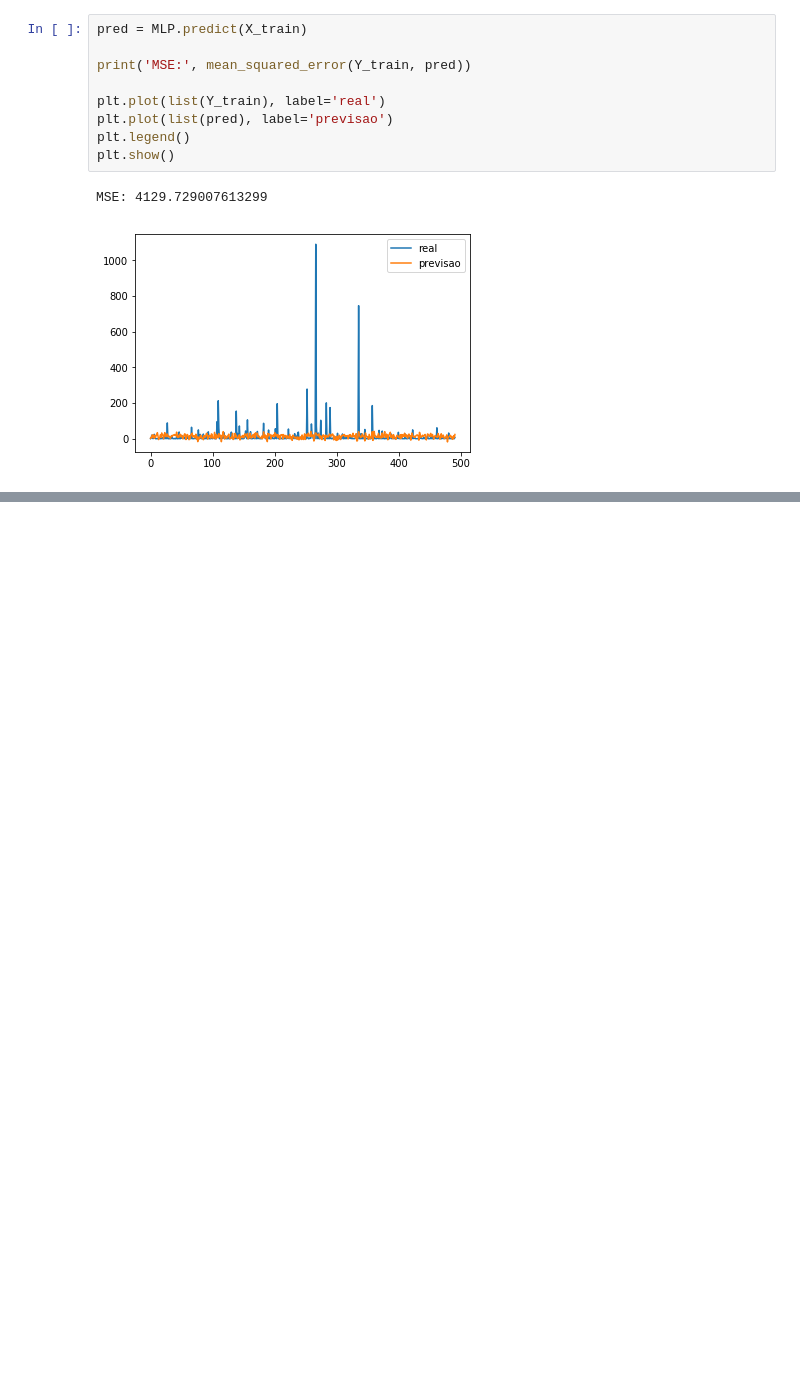
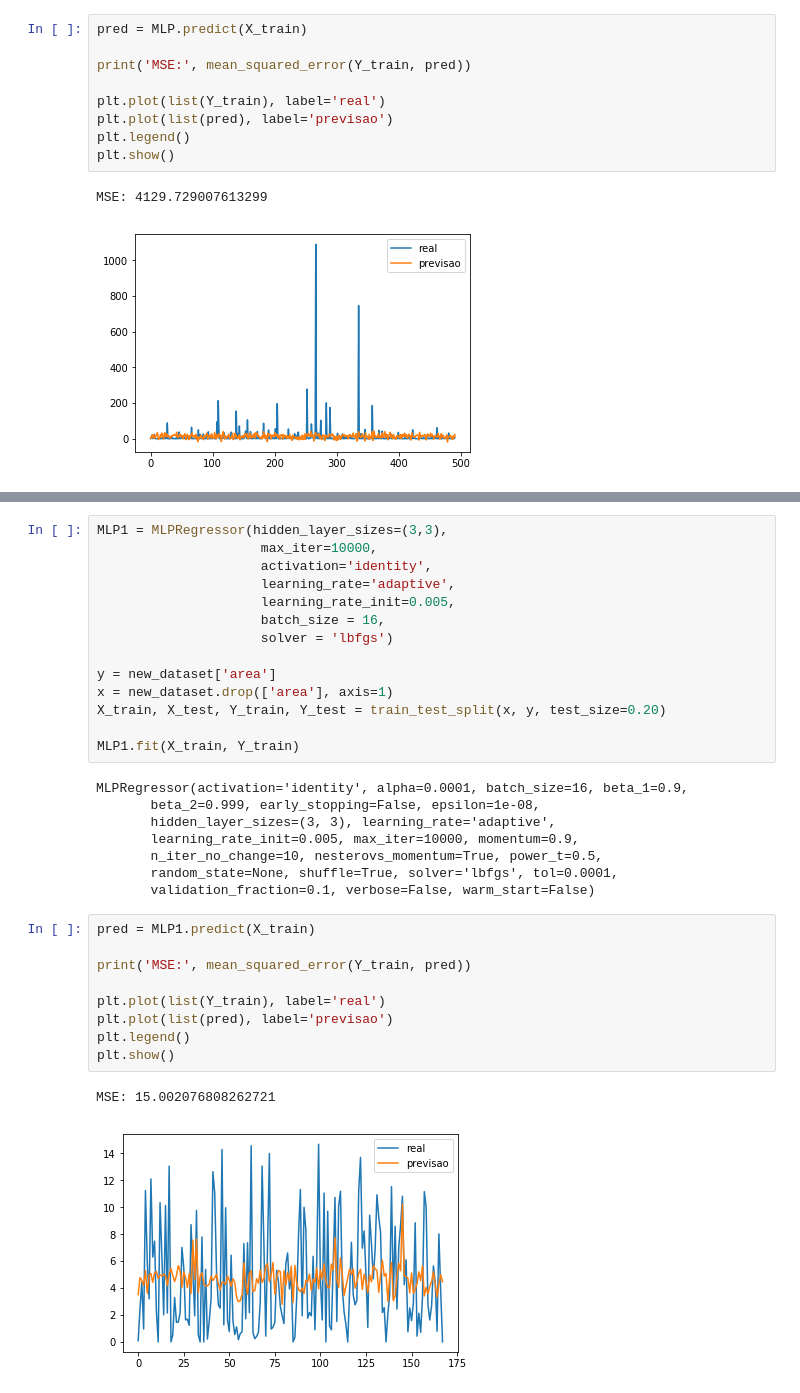
Before and after one commit to jpdol/ForestFires, a Jupyter notebook: ForestFires.ipynb, the cells around one changed output, grey strips where cells are left out. Saved outputs shown, nothing was run; the diff lists cells and outputs as text; blank space fills up the shorter version.

```diff
--- a/ForestFires.ipynb
+++ b/ForestFires.ipynb
@@ -78,0 +109,34 @@ dataset.area
+# %%
+MLP1 = MLPRegressor(hidden_layer_sizes=(3,3),
+                     max_iter=10000,
+                     activation='identity',
+                     learning_rate='adaptive',
+                     learning_rate_init=0.005,
+                     batch_size = 16,
+                     solver = 'lbfgs')
+
+y = new_dataset['area']
+x = new_dataset.drop(['area'], axis=1)
+X_train, X_test, Y_train, Y_test = train_test_split(x, y, test_size=0.20)
+
+MLP1.fit(X_train, Y_train)
+# %% [output]
+MLPRegressor(activation='identity', alpha=0.0001, batch_size=16, beta_1=0.9,
+       beta_2=0.999, early_stopping=False, epsilon=1e-08,
+       hidden_layer_sizes=(3, 3), learning_rate='adaptive',
+       learning_rate_init=0.005, max_iter=10000, momentum=0.9,
+       n_iter_no_change=10, nesterovs_momentum=True, power_t=0.5,
+       random_state=None, shuffle=True, solver='lbfgs', tol=0.0001,
+       validation_fraction=0.1, verbose=False, warm_start=False)
+# %%
+pred = MLP1.predict(X_train)
+
+print('MSE:', mean_squared_error(Y_train, pred))
+
+plt.plot(list(Y_train), label='real')
+plt.plot(list(pred), label='previsao')
+plt.legend()
+plt.show()
+# %% [output]
+MSE: 15.002076808262721
+[figure, added]
```
Also changed, not shown: parts of 7 cells of this notebook.
